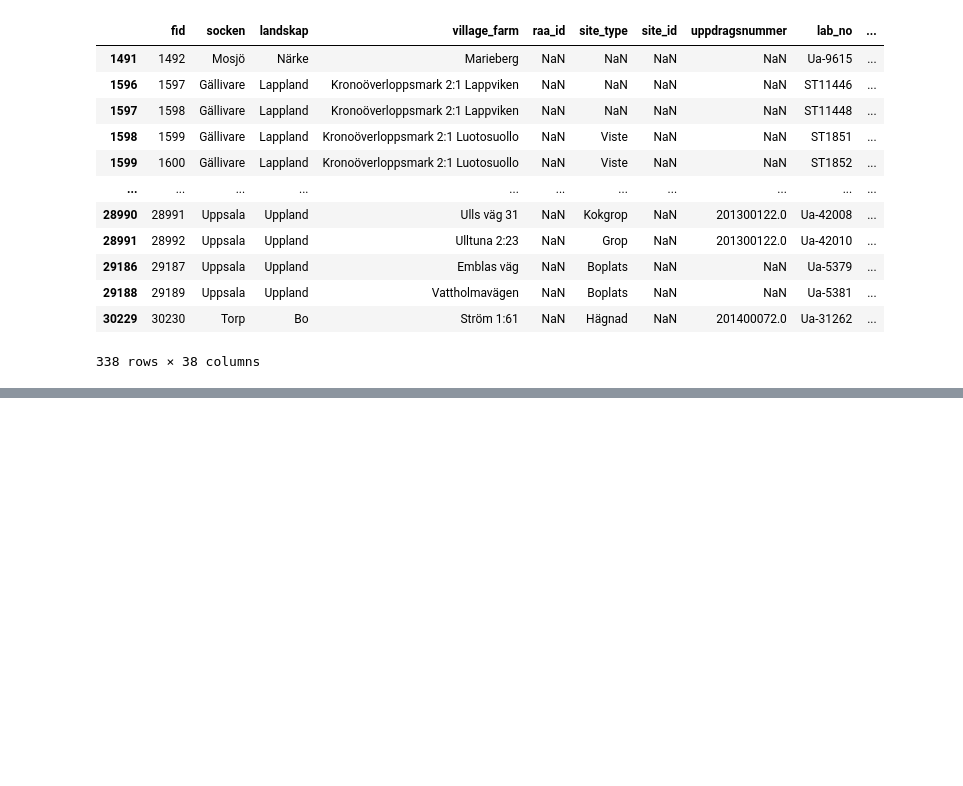
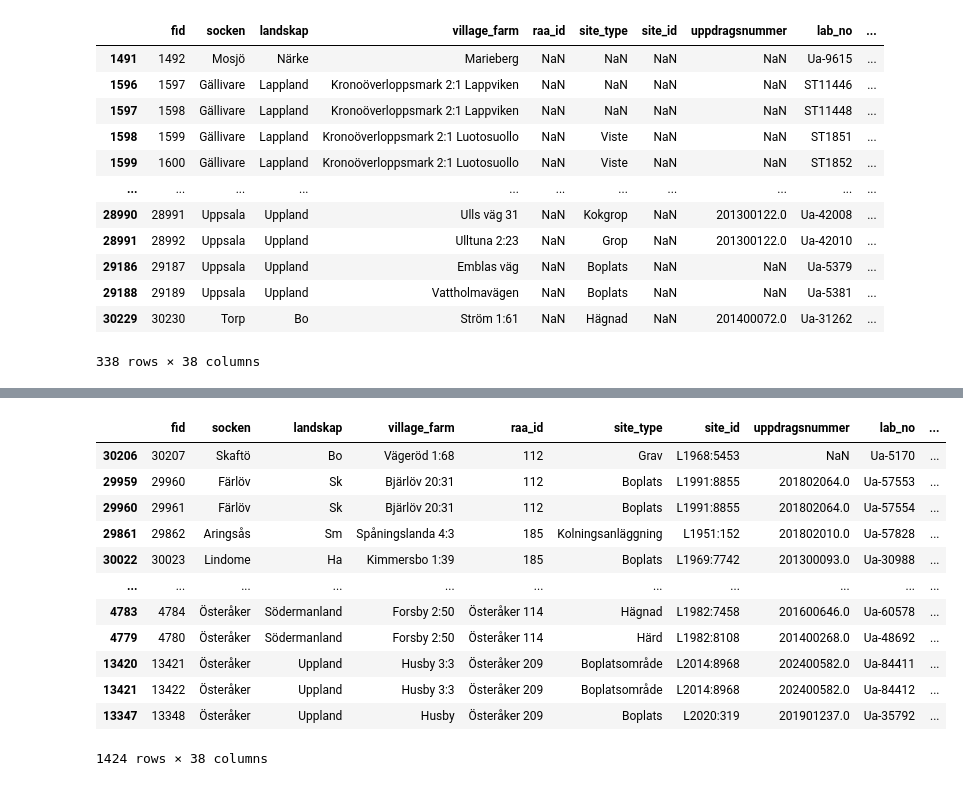
Before and after one commit to Br1CM/sead_strucke_data_cleaning, a Jupyter notebook: notebooks/explore.ipynb, the cells around one changed output, grey strips where cells are left out. Cells and saved outputs as stored; diff of their text form; code cells hidden in the pictures; blank space fills up the shorter version.

Commit message:
exploring rows with no site_id nor raa_id
Co-Authored-By: Claude Sonnet 5 <noreply@anthropic.com>

```diff
--- a/notebooks/explore.ipynb
+++ b/notebooks/explore.ipynb
@@ -467,0 +534,19 @@ df[df['site_id'].isna()]
+# %%
+same_raa_diff_site = df[df['raa_id'].notna()].groupby('raa_id').filter(
+    lambda g: g['site_id'].nunique(dropna=False) > 1
+)
+same_raa_diff_site.sort_values(['raa_id', 'site_id'])
+# %% [output]
+|  | fid | socken | landskap | village_farm | raa_id | site_type | site_id | uppdragsnummer | lab_no | ... |
+| 30206 | 30207 | Skaftö | Bo | Vägeröd 1:68 | 112 | Grav | L1968:5453 | NaN | Ua-5170 | ... |
+| 29959 | 29960 | Färlöv | Sk | Bjärlöv 20:31 | 112 | Boplats | L1991:8855 | 201802064.0 | Ua-57553 | ... |
+| 29960 | 29961 | Färlöv | Sk | Bjärlöv 20:31 | 112 | Boplats | L1991:8855 | 201802064.0 | Ua-57554 | ... |
+| 29861 | 29862 | Aringsås | Sm | Spåningslanda 4:3 | 185 | Kolningsanläggning | L1951:152 | 201802010.0 | Ua-57828 | ... |
+| 30022 | 30023 | Lindome | Ha | Kimmersbo 1:39 | 185 | Boplats | L1969:7742 | 201300093.0 | Ua-30988 | ... |
+| ... | ... | ... | ... | ... | ... | ... | ... | ... | ... | ... |
+| 4783 | 4784 | Österåker | Södermanland | Forsby 2:50 | Österåker 114 | Hägnad | L1982:7458 | 201600646.0 | Ua-60578 | ... |
+| 4779 | 4780 | Österåker | Södermanland | Forsby 2:50 | Österåker 114 | Härd | L1982:8108 | 201400268.0 | Ua-48692 | ... |
+| 13420 | 13421 | Österåker | Uppland | Husby 3:3 | Österåker 209 | Boplatsområde | L2014:8968 | 202400582.0 | Ua-84411 | ... |
+| 13421 | 13422 | Österåker | Uppland | Husby 3:3 | Österåker 209 | Boplatsområde | L2014:8968 | 202400582.0 | Ua-84412 | ... |
+| 13347 | 13348 | Österåker | Uppland | Husby | Österåker 209 | Boplats | L2020:319 | 201901237.0 | Ua-35792 | ... |
+1424 rows × 38 columns
```
Also changed, not shown: parts of 6 cells of this notebook.
